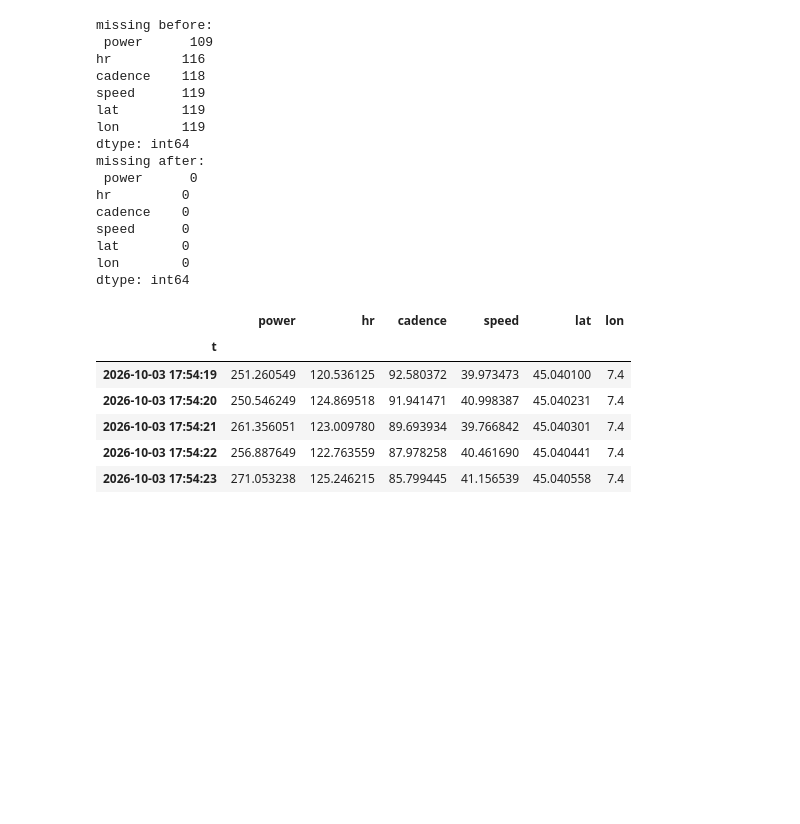
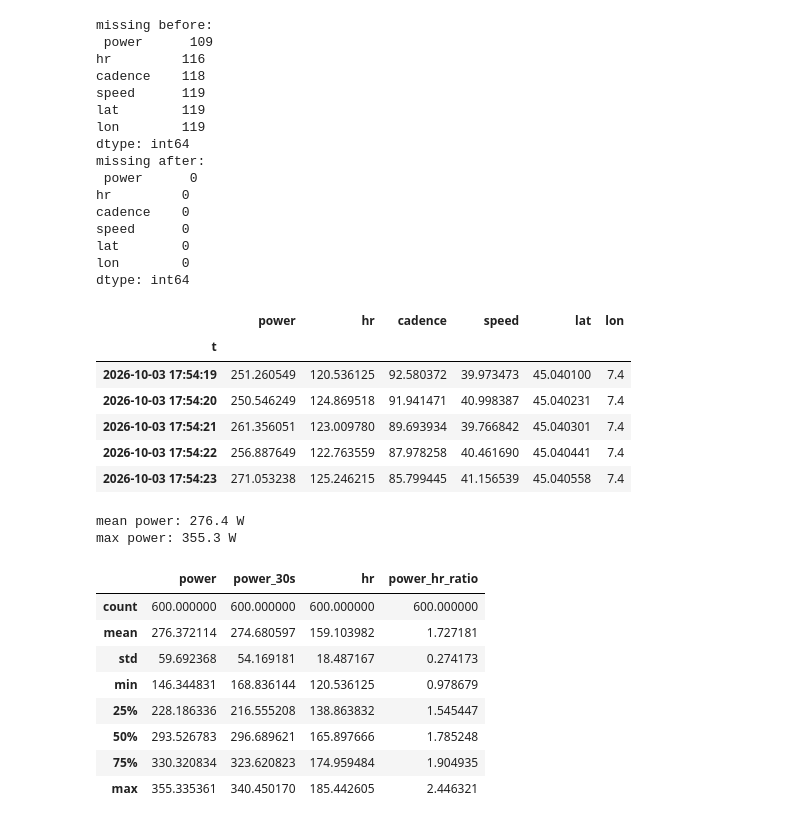
Before and after one commit to emresener-1/sensor-telemetry, a Jupyter notebook: analysis.ipynb, the cells around one changed output. Drawn from its saved outputs; the diff is of its cells as text; code cells hidden in the pictures; blank space fills up the shorter version.

```diff
--- a/analysis.ipynb
+++ b/analysis.ipynb
@@ -116,3 +117,23 @@ dtype: int64
 | 2026-10-03 17:54:21 | 261.356051 | 123.009780 | 89.693934 | 39.766842 | 45.040301 | 7.4 |
 | 2026-10-03 17:54:22 | 256.887649 | 122.763559 | 87.978258 | 40.461690 | 45.040441 | 7.4 |
 | 2026-10-03 17:54:23 | 271.053238 | 125.246215 | 85.799445 | 41.156539 | 45.040558 | 7.4 |
+# %%
+print("mean power:", round(df["power"].mean(), 1), "W")
+print("max power:", round(df["power"].max(), 1), "W")
+
+df["power_30s"] = df["power"].rolling("30s").mean()
+df["power_hr_ratio"] = df["power"] / df["hr"]
+
+df[["power", "power_30s", "hr", "power_hr_ratio"]].describe()
+# %% [output]
+mean power: 276.4 W
+max power: 355.3 W
+|  | power | power_30s | hr | power_hr_ratio |
+| count | 600.000000 | 600.000000 | 600.000000 | 600.000000 |
+| mean | 276.372114 | 274.680597 | 159.103982 | 1.727181 |
+| std | 59.692368 | 54.169181 | 18.487167 | 0.274173 |
+| min | 146.344831 | 168.836144 | 120.536125 | 0.978679 |
+| 25% | 228.186336 | 216.555208 | 138.863832 | 1.545447 |
+| 50% | 293.526783 | 296.689621 | 165.897666 | 1.785248 |
+| 75% | 330.320834 | 323.620823 | 174.959484 | 1.904935 |
+| max | 355.335361 | 340.450170 | 185.442605 | 2.446321 |
```
Also changed, not shown: parts of 4 cells of this notebook, 3 other files.
